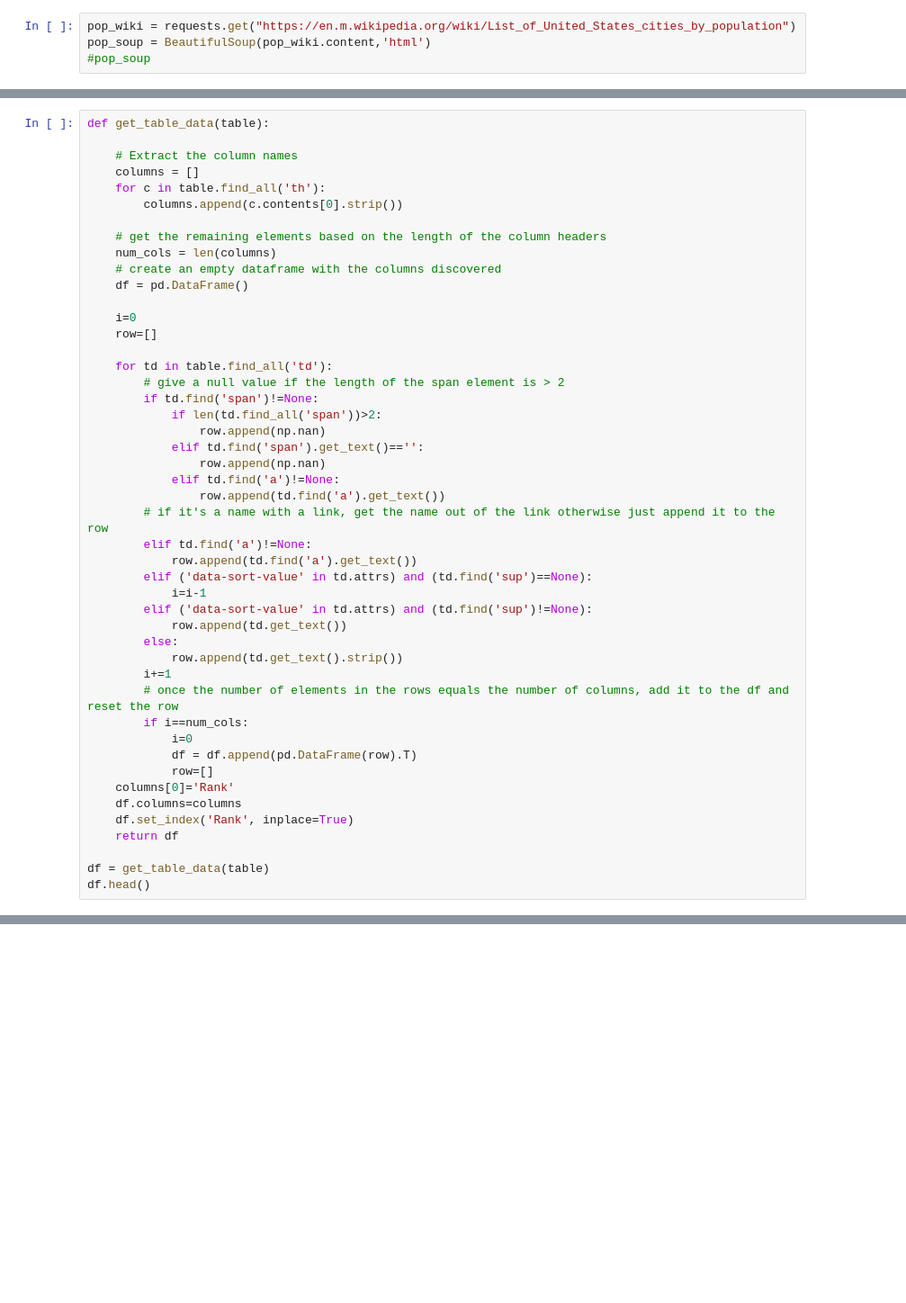
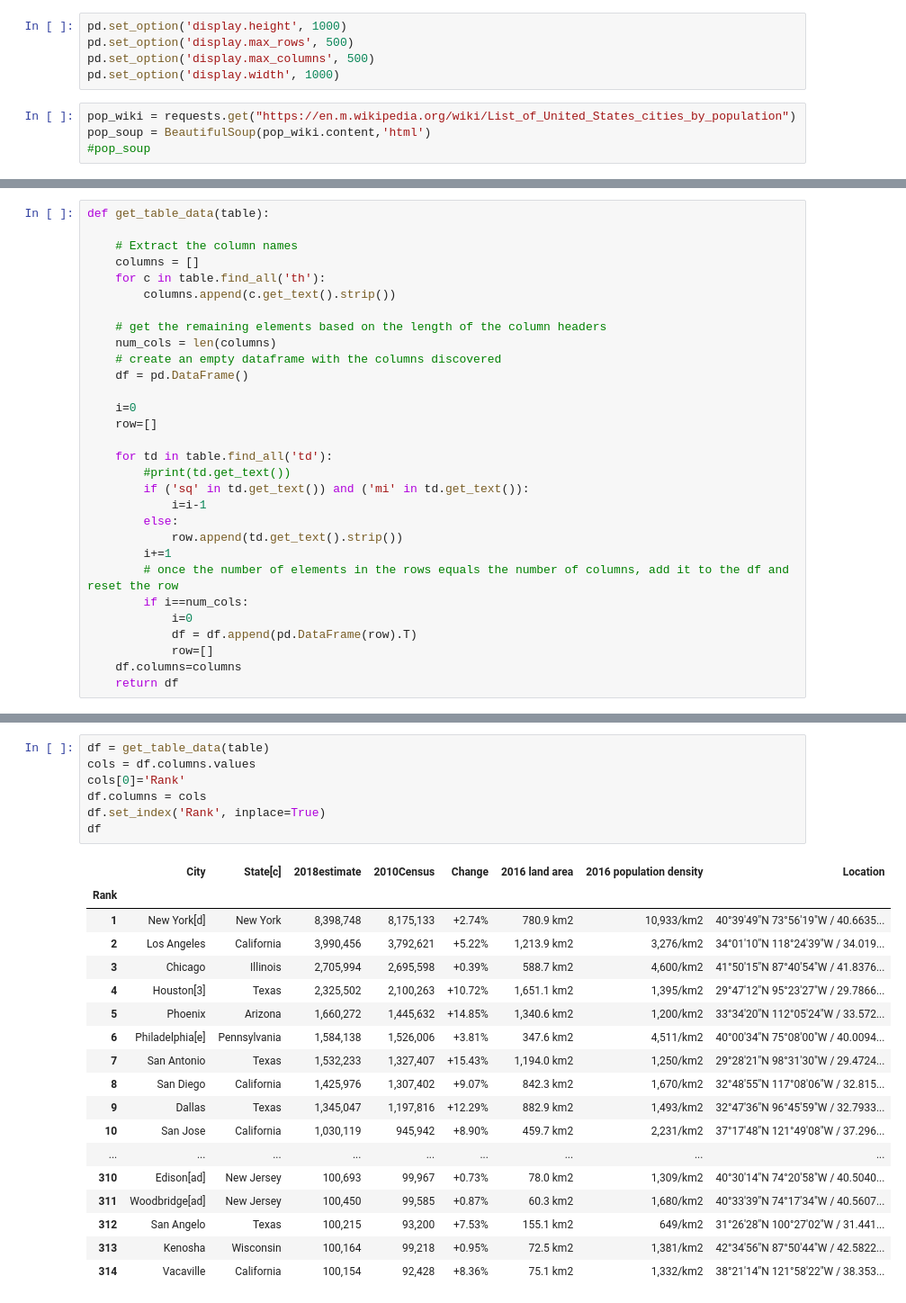
Before and after one commit to dchaas/Coursera_Capstone, a Jupyter notebook: Find_the_next_NBA_City.ipynb, the cells around one changed output, grey strips where cells are left out. Shown at 90% size. Drawn from its saved outputs; the diff is of its cells as text; blank space fills up the shorter version.

```diff
--- a/Find_the_next_NBA_City.ipynb
+++ b/Find_the_next_NBA_City.ipynb
@@ -41,6 +36,11 @@ The last one was exported as a .csv file through the basketball-reference websit
 #### Population Data
 
 First, we'll pull in the population data from Wikipedia
+# %%
+pd.set_option('display.height', 1000)
+pd.set_option('display.max_rows', 500)
+pd.set_option('display.max_columns', 500)
+pd.set_option('display.width', 1000)
 # %%
 pop_wiki = requests.get("https://en.m.wikipedia.org/wiki/List_of_United_States_cities_by_population")
 pop_soup = BeautifulSoup(pop_wiki.content,'html')
@@ -76,7 +58,7 @@ def get_table_data(table):
     # Extract the column names
     columns = []
     for c in table.find_all('th'):
-        columns.append(c.contents[0].strip())
+        columns.append(c.get_text().strip())
 
     # get the remaining elements based on the length of the column headers
     num_cols = len(columns)
@@ -87,21 +69,9 @@ def get_table_data(table):
     row=[]
 
     for td in table.find_all('td'):
-        # give a null value if the length of the span element is > 2
-        if td.find('span')!=None:
-            if len(td.find_all('span'))>2:
-                row.append(np.nan)
-            elif td.find('span').get_text()=='':
-                row.append(np.nan)
-            elif td.find('a')!=None:
-                row.append(td.find('a').get_text())
-        # if it's a name with a link, get the name out of the link otherwise just append it to the row
-        elif td.find('a')!=None:
-            row.append(td.find('a').get_text())
-        elif ('data-sort-value' in td.attrs) and (td.find('sup')==None):
+        #print(td.get_text())
+        if ('sq' in td.get_text()) and ('mi' in td.get_text()):
             i=i-1
-        elif ('data-sort-value' in td.attrs) and (td.find('sup')!=None):
-            row.append(td.get_text())
         else:
             row.append(td.get_text().strip())
         i+=1
@@ -110,10 +80,5 @@ def get_table_data(table):
             i=0
             df = df.append(pd.DataFrame(row).T)
             row=[]
-    columns[0]='Rank'
     df.columns=columns
-    df.set_index('Rank', inplace=True)
     return df
-
-df = get_table_data(table)
-df.head()
@@ -148,0 +85,26 @@ df
+# %%
+df = get_table_data(table)
+cols = df.columns.values
+cols[0]='Rank'
+df.columns = cols
+df.set_index('Rank', inplace=True)
+df
+# %% [output]
+|  | City | State[c] | 2018estimate | 2010Census | Change | 2016 land area | 2016 population density | Location |
+| Rank |  |  |  |  |  |  |  |  |
+| 1 | New York[d] | New York | 8,398,748 | 8,175,133 | +2.74% | 780.9 km2 | 10,933/km2 | 40°39′49″N 73°56′19″W﻿ / ﻿40.6635... |
+| 2 | Los Angeles | California | 3,990,456 | 3,792,621 | +5.22% | 1,213.9 km2 | 3,276/km2 | 34°01′10″N 118°24′39″W﻿ / ﻿34.019... |
+| 3 | Chicago | Illinois | 2,705,994 | 2,695,598 | +0.39% | 588.7 km2 | 4,600/km2 | 41°50′15″N 87°40′54″W﻿ / ﻿41.8376... |
+| 4 | Houston[3] | Texas | 2,325,502 | 2,100,263 | +10.72% | 1,651.1 km2 | 1,395/km2 | 29°47′12″N 95°23′27″W﻿ / ﻿29.7866... |
+| 5 | Phoenix | Arizona | 1,660,272 | 1,445,632 | +14.85% | 1,340.6 km2 | 1,200/km2 | 33°34′20″N 112°05′24″W﻿ / ﻿33.572... |
+| 6 | Philadelphia[e] | Pennsylvania | 1,584,138 | 1,526,006 | +3.81% | 347.6 km2 | 4,511/km2 | 40°00′34″N 75°08′00″W﻿ / ﻿40.0094... |
+| 7 | San Antonio | Texas | 1,532,233 | 1,327,407 | +15.43% | 1,194.0 km2 | 1,250/km2 | 29°28′21″N 98°31′30″W﻿ / ﻿29.4724... |
+| 8 | San Diego | California | 1,425,976 | 1,307,402 | +9.07% | 842.3 km2 | 1,670/km2 | 32°48′55″N 117°08′06″W﻿ / ﻿32.815... |
+| 9 | Dallas | Texas | 1,345,047 | 1,197,816 | +12.29% | 882.9 km2 | 1,493/km2 | 32°47′36″N 96°45′59″W﻿ / ﻿32.7933... |
+| 10 | San Jose | California | 1,030,119 | 945,942 | +8.90% | 459.7 km2 | 2,231/km2 | 37°17′48″N 121°49′08″W﻿ / ﻿37.296... |
+| ... | ... | ... | ... | ... | ... | ... | ... | ... |
+| 310 | Edison[ad] | New Jersey | 100,693 | 99,967 | +0.73% | 78.0 km2 | 1,309/km2 | 40°30′14″N 74°20′58″W﻿ / ﻿40.5040... |
+| 311 | Woodbridge[ad] | New Jersey | 100,450 | 99,585 | +0.87% | 60.3 km2 | 1,680/km2 | 40°33′39″N 74°17′34″W﻿ / ﻿40.5607... |
+| 312 | San Angelo | Texas | 100,215 | 93,200 | +7.53% | 155.1 km2 | 649/km2 | 31°26′28″N 100°27′02″W﻿ / ﻿31.441... |
+| 313 | Kenosha | Wisconsin | 100,164 | 99,218 | +0.95% | 72.5 km2 | 1,381/km2 | 42°34′56″N 87°50′44″W﻿ / ﻿42.5822... |
+| 314 | Vacaville | California | 100,154 | 92,428 | +8.36% | 75.1 km2 | 1,332/km2 | 38°21′14″N 121°58′22″W﻿ / ﻿38.353... |
```
Also changed, not shown: parts of 42 cells of this notebook.
